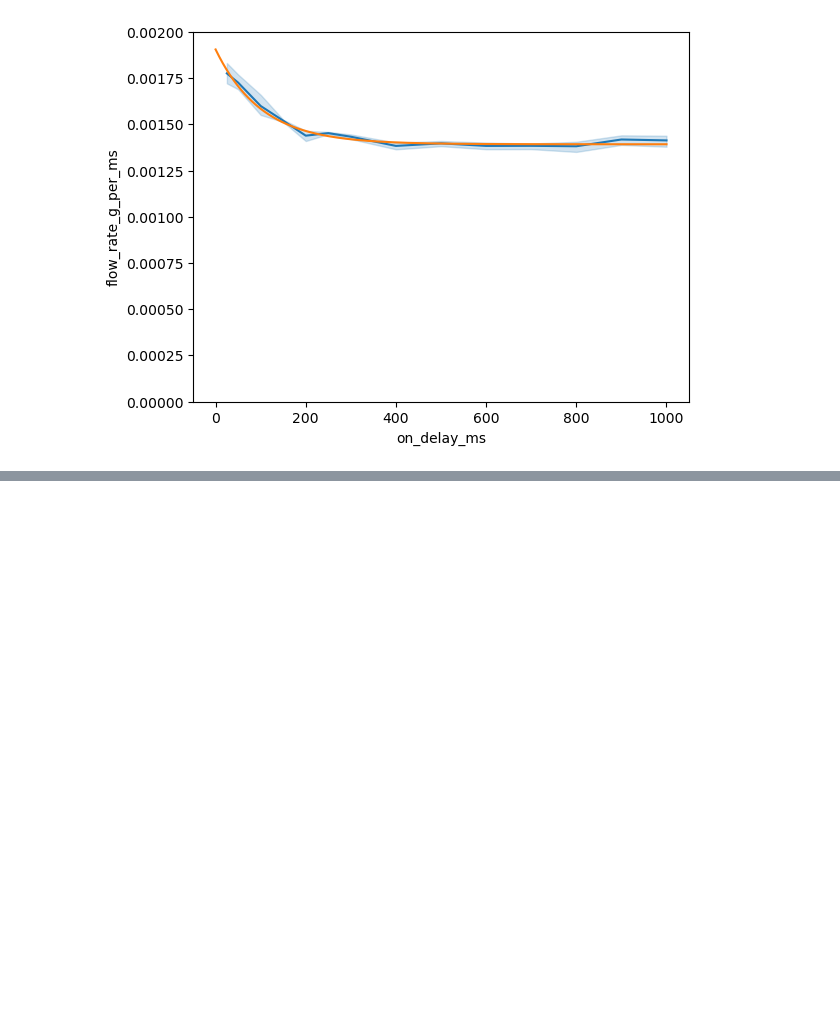
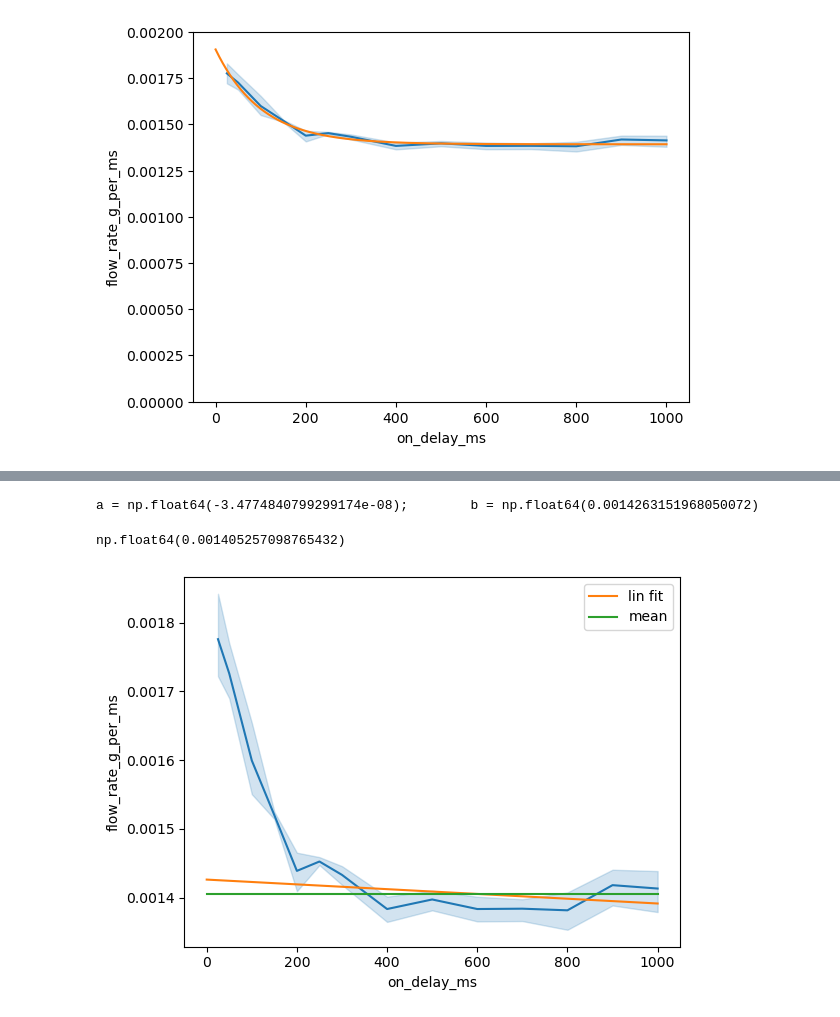
Before and after one commit to Nightingale-LZH/KSCB-Coffee, a Jupyter notebook: KSCB-PumpCalibrationData/PumpTesting.ipynb, the cells around one changed output, grey strips where cells are left out. Saved outputs shown, nothing was run; the diff lists cells and outputs as text; code cells hidden in the pictures; blank space fills up the shorter version.

```diff
--- a/KSCB-PumpCalibrationData/PumpTesting.ipynb
+++ b/KSCB-PumpCalibrationData/PumpTesting.ipynb
@@ -242,0 +249,10 @@ plt.show()
+# %%
+XX_flat = XX[np.argwhere(XX > 200)][:, 0]
+YY_flat = YY[np.argwhere(XX > 200)][:, 0]
+# %%
+def lin_fit(x):
+    a, b = x
+    return (lin_fun(a, b)(XX_flat)- YY_flat)
+
+sol = sp.optimize.least_squares(lin_fit, [0, 0])
+sol
@@ -242,0 +276,24 @@ plt.show()
+# %%
+lin_best_fit = lin_fun(*sol.x, print_result=True)
+# %% [output]
+a = np.float64(-3.4774840799299174e-08);        b = np.float64(0.0014263151968050072)
+# %%
+flow_rate_mean = np.mean(YY_flat)
+flow_rate_mean
+# %% [output]
+np.float64(0.001405257098765432)
+# %%
+plt.figure(dpi=100)
+sns.lineplot(
+    df,
+    x="on_delay_ms",
+    y="flow_rate_g_per_ms",
+    errorbar=("ci", 95)
+)
+XXXX = np.linspace(0, 1000, 1000)
+plt.plot(XXXX, lin_best_fit(XXXX), label="lin fit")
+plt.plot(XXXX, np.ones_like(XXXX) * flow_rate_mean, label="mean")
+plt.legend()
+plt.show()
+# %% [output]
+[figure, added]
```
Also changed, not shown: parts of 11 cells of this notebook, 8 other files.
